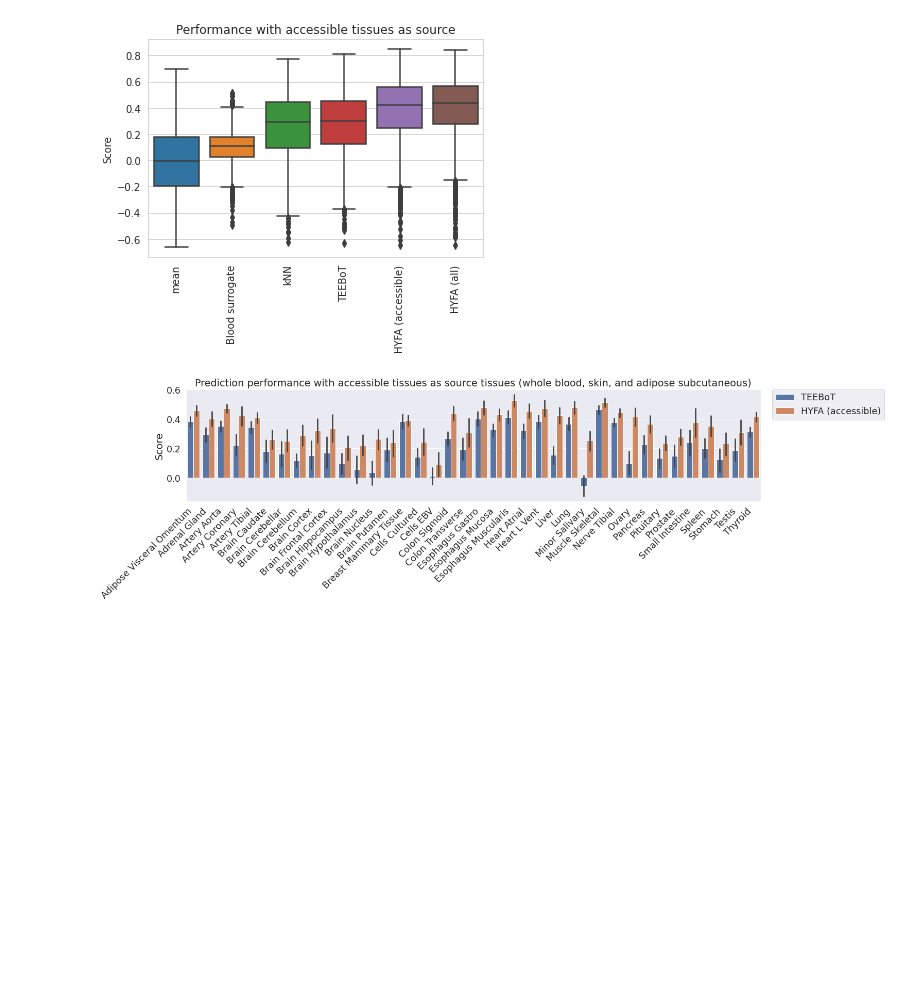
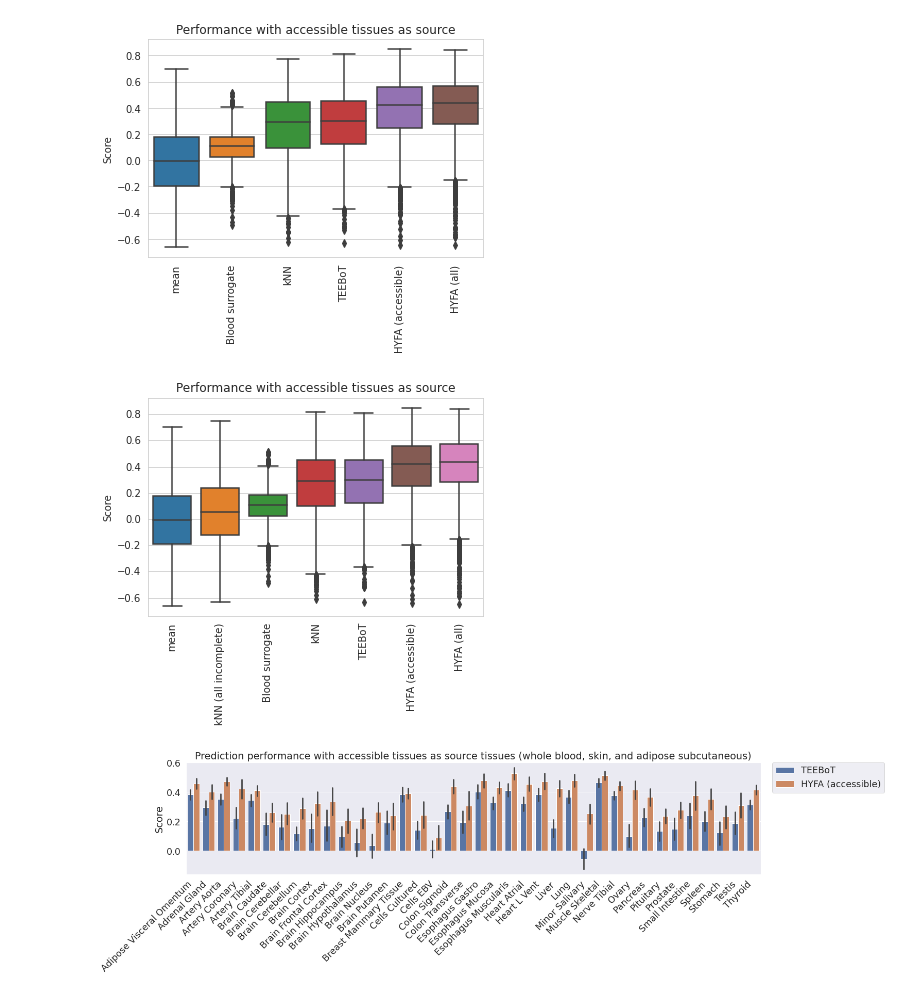
Before and after one commit to rvinas/HYFA, a Jupyter notebook: evaluate_GTEx_v8_normalised.ipynb, the cells around one changed output. Drawn from its saved outputs; the diff is of its cells as text; code cells hidden in the pictures; blank space fills up the shorter version.

```diff
--- a/evaluate_GTEx_v8_normalised.ipynb
+++ b/evaluate_GTEx_v8_normalised.ipynb
@@ -685,6 +718,21 @@ plt.title('Performance with accessible tissues as source')
 plt.savefig(f'{RESULTS_DIR}/figures/aggregated_scores_accessible.pdf', bbox_inches='tight');
 # %% [output]
 [figure]
+# %%
+sns.reset_orig()
+sns.set_style("whitegrid")
+
+results_df['score'] = pd.to_numeric(results_df['score'])
+ranks = results_df.groupby('method')['score'].median().fillna(0).sort_values().index
+
+sns.boxplot(x='method', y='score', data=results_df, order=ranks)
+plt.xticks(rotation = 90)
+plt.xlabel('')
+plt.ylabel('Score')
+plt.title('Performance with accessible tissues as source')
+plt.savefig(f'{RESULTS_DIR}/figures/aggregated_scores_accessible.pdf', bbox_inches='tight');
+# %% [output]
+[figure, added]
 # %%
 sns.set(font_scale = 1.6)
 plt.figure(figsize = (20, 4))
```
Also changed, not shown: parts of 4 cells of this notebook.
